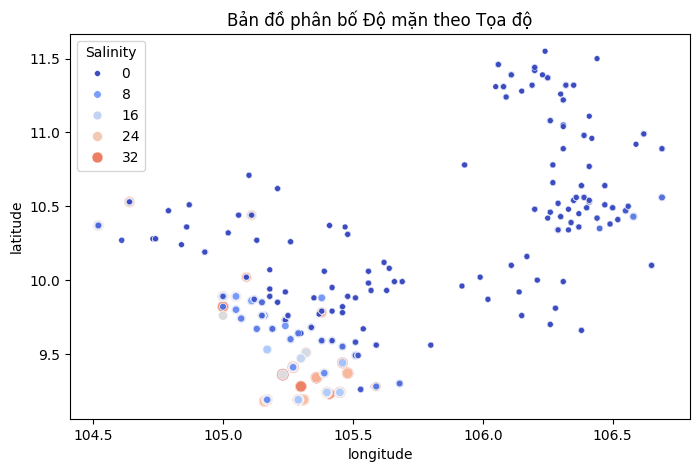
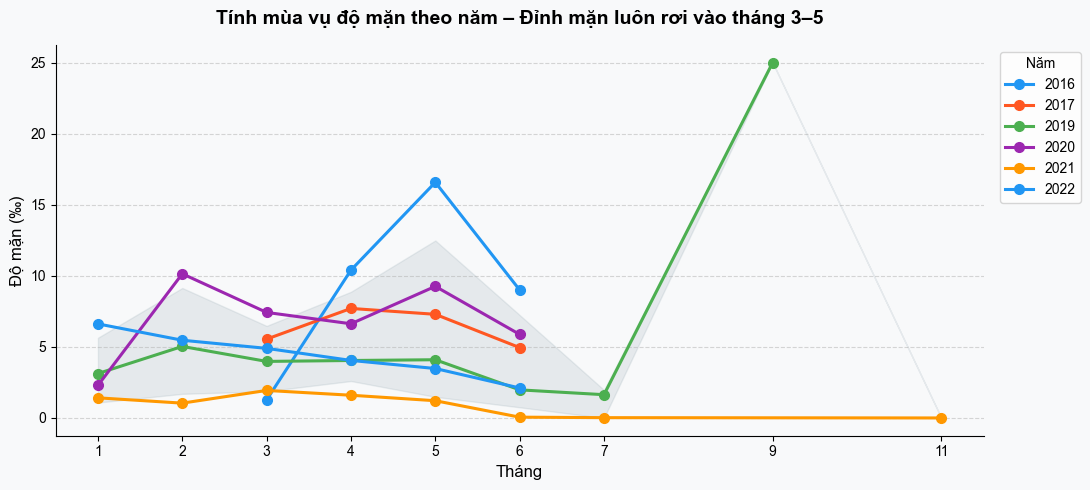
Code edit (unified diff) that turned the first committed figure into the second:
--- before
+++ after
@@ -1,10 +1,85 @@
-plt.figure(figsize=(8, 5))
-sns.scatterplot(data=df_clean, x='longitude', y='latitude', hue='Salinity', size='Salinity', palette='coolwarm')
-plt.title('Bản đồ phân bố Độ mặn theo Tọa độ')
+import matplotlib.pyplot as plt
+import matplotlib.font_manager as fm
+import seaborn as sns
+plt.rcParams['font.family'] = 'Arial'
+plt.rcParams['axes.unicode_minus'] = False
+
+# Bieu do 1: Tinh mua vu theo nam (YoY)
+df_clean['Year'] = df_clean['Date'].dt.year
+df_clean['Month'] = df_clean['Date'].dt.month
+
+yoy = df_clean.groupby(['Year', 'Month'])['Salinity'].mean().reset_index()
+monthly_stats = yoy.groupby('Month')['Salinity'].agg(['mean', 'std']).reset_index()
+
+palette = ['#2196F3', '#FF5722', '#4CAF50', '#9C27B0', '#FF9800']
+
+fig, ax = plt.subplots(figsize=(11, 5))
+fig.patch.set_facecolor('#F8F9FA')
+ax.set_facecolor('#F8F9FA')
+
+for idx, (yr, grp) in enumerate(yoy.groupby('Year')):
+    color = palette[idx % len(palette)]
+    ax.plot(grp['Month'], grp['Salinity'],
+            marker='o', linewidth=2.2, markersize=7,
+            label=str(int(yr)), color=color)
+
+ax.fill_between(
+    monthly_stats['Month'],
+    (monthly_stats['mean'] - monthly_stats['std'].fillna(0)).clip(lower=0),
+    monthly_stats['mean'] + monthly_stats['std'].fillna(0),
+    alpha=0.12, color='#607D8B'
+)
+
+ax.set_title(
+    'Tính mùa vụ độ mặn theo năm – Đỉnh mặn luôn rơi vào tháng 3–5',
+    fontsize=14, fontweight='bold', pad=15
+)
+ax.set_xlabel('Tháng', fontsize=12)
+ax.set_ylabel('Độ mặn (‰)', fontsize=12)
+ax.set_xticks(monthly_stats['Month'].tolist())
+ax.legend(title='Năm', bbox_to_anchor=(1.01, 1), loc='upper left', framealpha=0.8)
+ax.grid(axis='y', linestyle='--', alpha=0.5)
+ax.spines[['top', 'right']].set_visible(False)
+plt.tight_layout()
 plt.show()
 
-df_clean['Month'] = df_clean['Date'].dt.month
-plt.figure(figsize=(8, 4))
-sns.boxplot(data=df_clean, x='Month', y='Salinity', hue='Month', palette='Set3', legend=False)
-plt.title('Khảo sát sự khác biệt độ mặn theo tháng')
+# Bieu do 2: Tuong quan Muc nuoc Tan Chau va Do man
+daily_sal = df_clean.groupby('Date')['Salinity'].mean().reset_index()
+daily_wl  = df_clean.groupby('Date')['TanChau_WL_Lag14'].mean().reset_index()
+daily = daily_sal.merge(daily_wl, on='Date').sort_values('Date')
+
+fig, ax1 = plt.subplots(figsize=(13, 5))
+fig.patch.set_facecolor('#F8F9FA')
+ax1.set_facecolor('#F8F9FA')
+
+color_sal = '#E53935'
+color_wl  = '#1E88E5'
+
+ax1.set_xlabel('Thời gian', fontsize=12)
+ax1.set_ylabel('Độ mặn (‰)', color=color_sal, fontsize=12)
+ax1.plot(daily['Date'], daily['Salinity'],
+         color=color_sal, linewidth=2, label='Độ mặn')
+ax1.tick_params(axis='y', labelcolor=color_sal)
+ax1.fill_between(daily['Date'], daily['Salinity'], alpha=0.08, color=color_sal)
+
+ax2 = ax1.twinx()
+ax2.set_ylabel('Mực nước Tân Châu (m)', color=color_wl, fontsize=12)
+ax2.plot(daily['Date'], daily['TanChau_WL_Lag14'],
+         color=color_wl, linewidth=1.8, alpha=0.9, label='Mực nước')
+ax2.tick_params(axis='y', labelcolor=color_wl)
+ax2.fill_between(daily['Date'], daily['TanChau_WL_Lag14'], alpha=0.06, color=color_wl)
+
+ax1.set_title(
+    'Tương quan nghịch: Mực nước Tân Châu cao → Độ mặn giảm',
+    fontsize=14, fontweight='bold', pad=15
+)
+ax1.spines[['top']].set_visible(False)
+ax2.spines[['top']].set_visible(False)
+ax1.grid(axis='x', linestyle='--', alpha=0.3)
+
+lines1, labels1 = ax1.get_legend_handles_labels()
+lines2, labels2 = ax2.get_legend_handles_labels()
+ax1.legend(lines1 + lines2, labels1 + labels2, loc='upper right', framealpha=0.85)
+
+fig.tight_layout()
 plt.show()

Commit: df